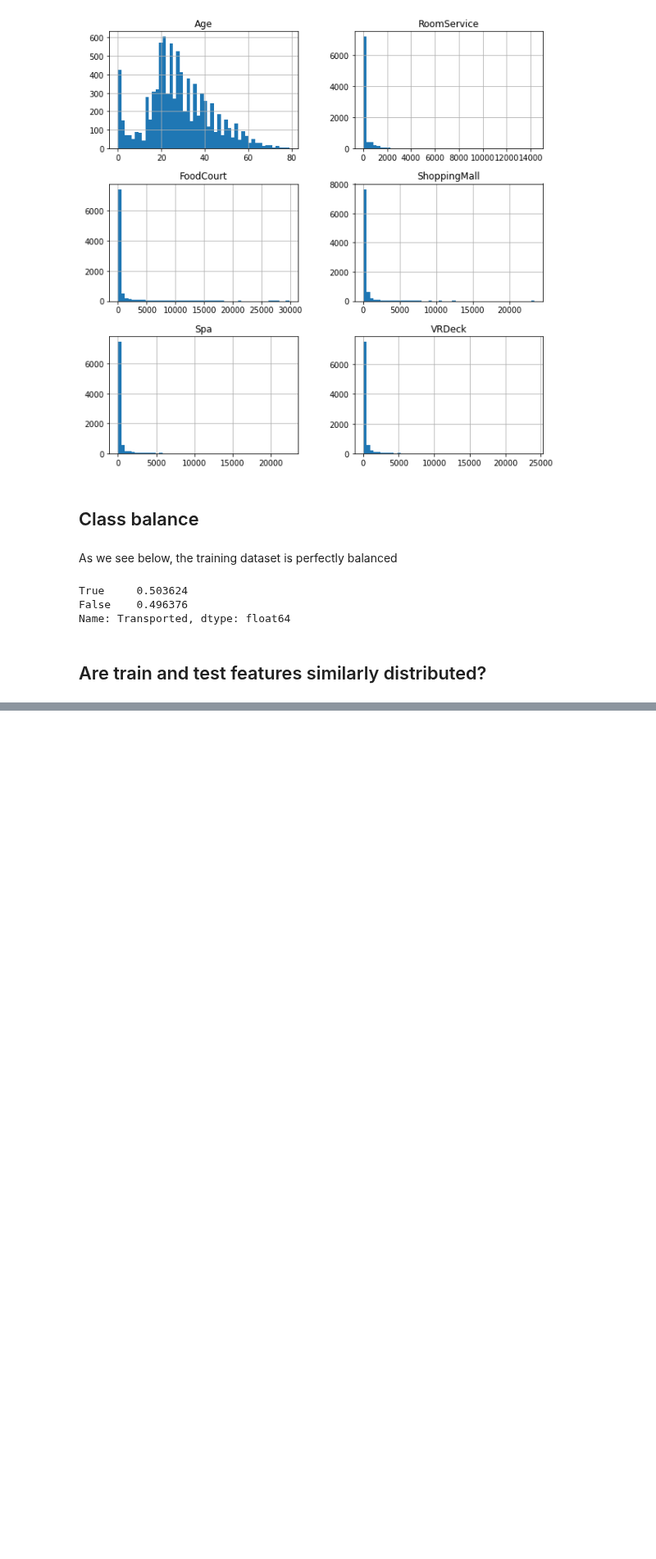
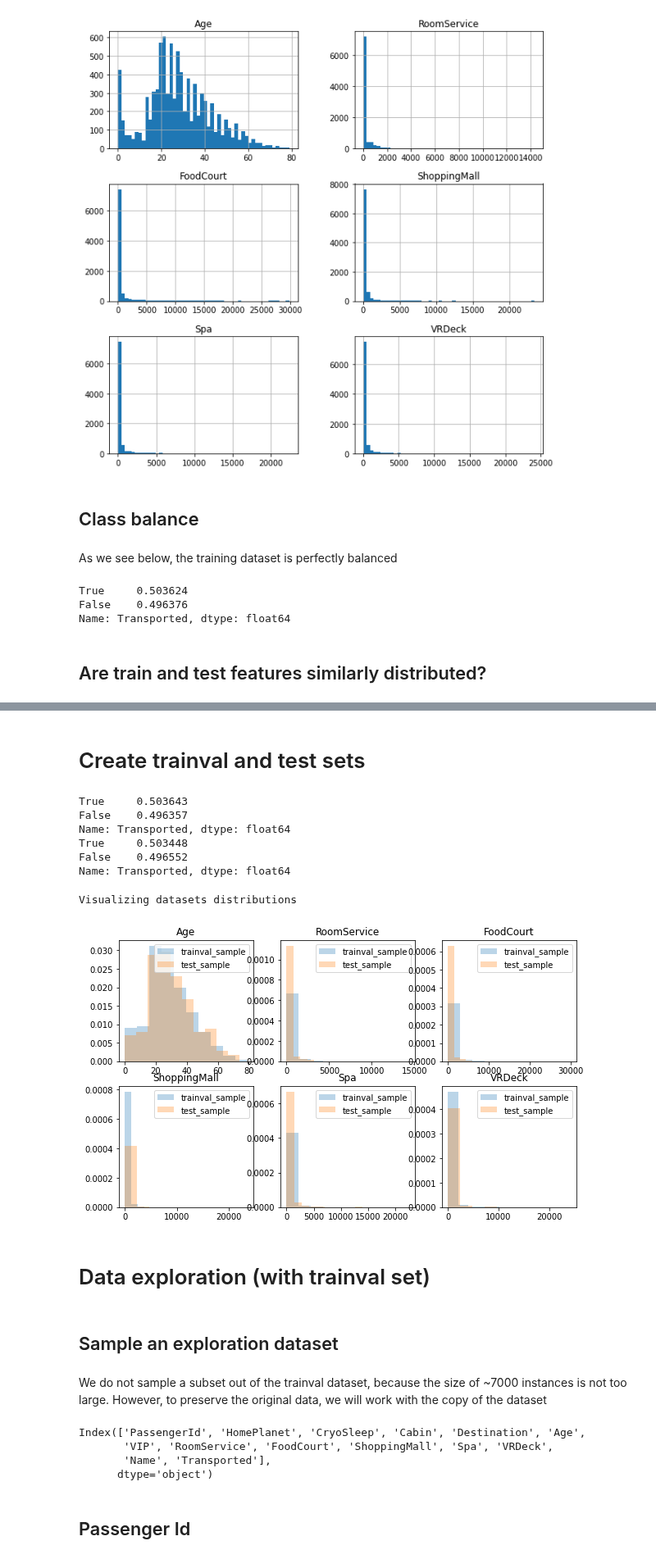
Before and after one commit to PashaIanko/Kaggle.Spaceship-Titanic, a Jupyter notebook: 1_data_exploration.ipynb, the cells around one changed output, grey strips where cells are left out. Shown at 82% size. Drawn from its saved outputs; the diff is of its cells as text; code cells hidden in the pictures; blank space fills up the shorter version.

Commit message:
Began data exploration

```diff
--- a/1_data_exploration.ipynb
+++ b/1_data_exploration.ipynb
@@ -222,0 +226,43 @@ KeyboardInterrupt: ignored
+# %% [markdown]
+# Create trainval and test sets
+# %%
+RANDOM_STATE = 42
+TEST_PERCENTAGE = 0.1
+
+df_trainval_sample, df_test_sample = \
+    train_test_split(
+        df_train,
+        test_size=TEST_PERCENTAGE,
+        random_state=RANDOM_STATE,
+        shuffle=True,
+        stratify=df_train['Transported']
+    )
+# %%
+print(df_trainval_sample['Transported'].value_counts(normalize=True))
+print(df_test_sample['Transported'].value_counts(normalize=True))
+# %% [output]
+True     0.503643
+False    0.496357
+Name: Transported, dtype: float64
+True     0.503448
+False    0.496552
+Name: Transported, dtype: float64
+# %%
+visualize_datasets_distributions(
+    {
+        'trainval_sample': df_trainval_sample,
+        'test_sample': df_test_sample
+    },
+    columns_=df_trainval_sample.columns[
+        df_trainval_sample.dtypes=='float64'
+    ]
+)
+# %% [output]
+Visualizing datasets distributions
+[figure, added]
+# %% [markdown]
+# Data exploration (with trainval set)
+# %% [markdown]
+## Sample an exploration dataset
+# %% [markdown]
+We do not sample a subset out of the trainval dataset, because the size of ~7000 instances is not too large. However, to preserve the original data, we will work with the copy of the dataset
@@ -222,0 +271,9 @@ KeyboardInterrupt: ignored
+# %%
+df_exploration.columns
+# %% [output]
+Index(['PassengerId', 'HomePlanet', 'CryoSleep', 'Cabin', 'Destination', 'Age',
+       'VIP', 'RoomService', 'FoodCourt', 'ShoppingMall', 'Spa', 'VRDeck',
+       'Name', 'Transported'],
+      dtype='object')
+# %% [markdown]
+## Passenger Id
```
Also changed, not shown: parts of 8 cells of this notebook.
